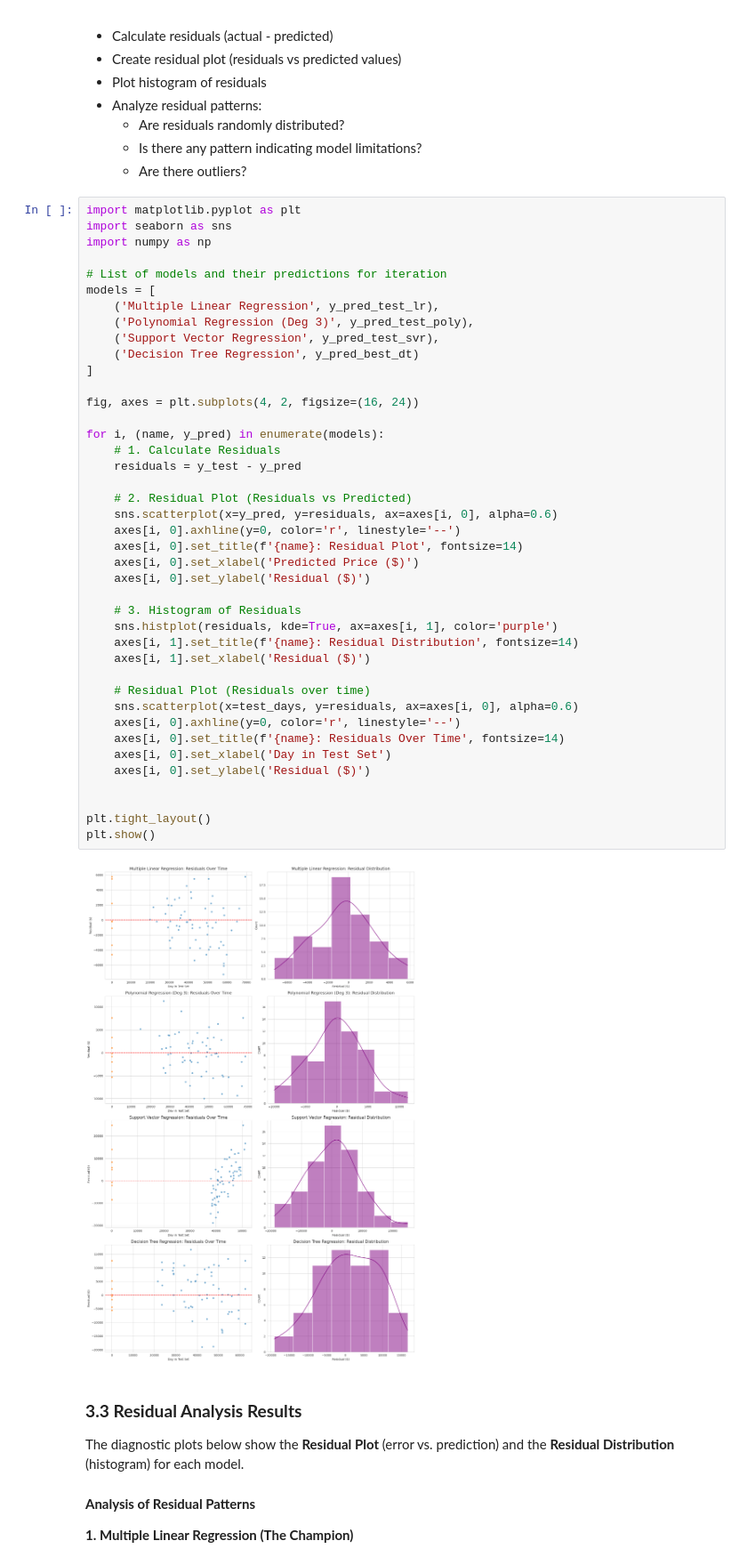
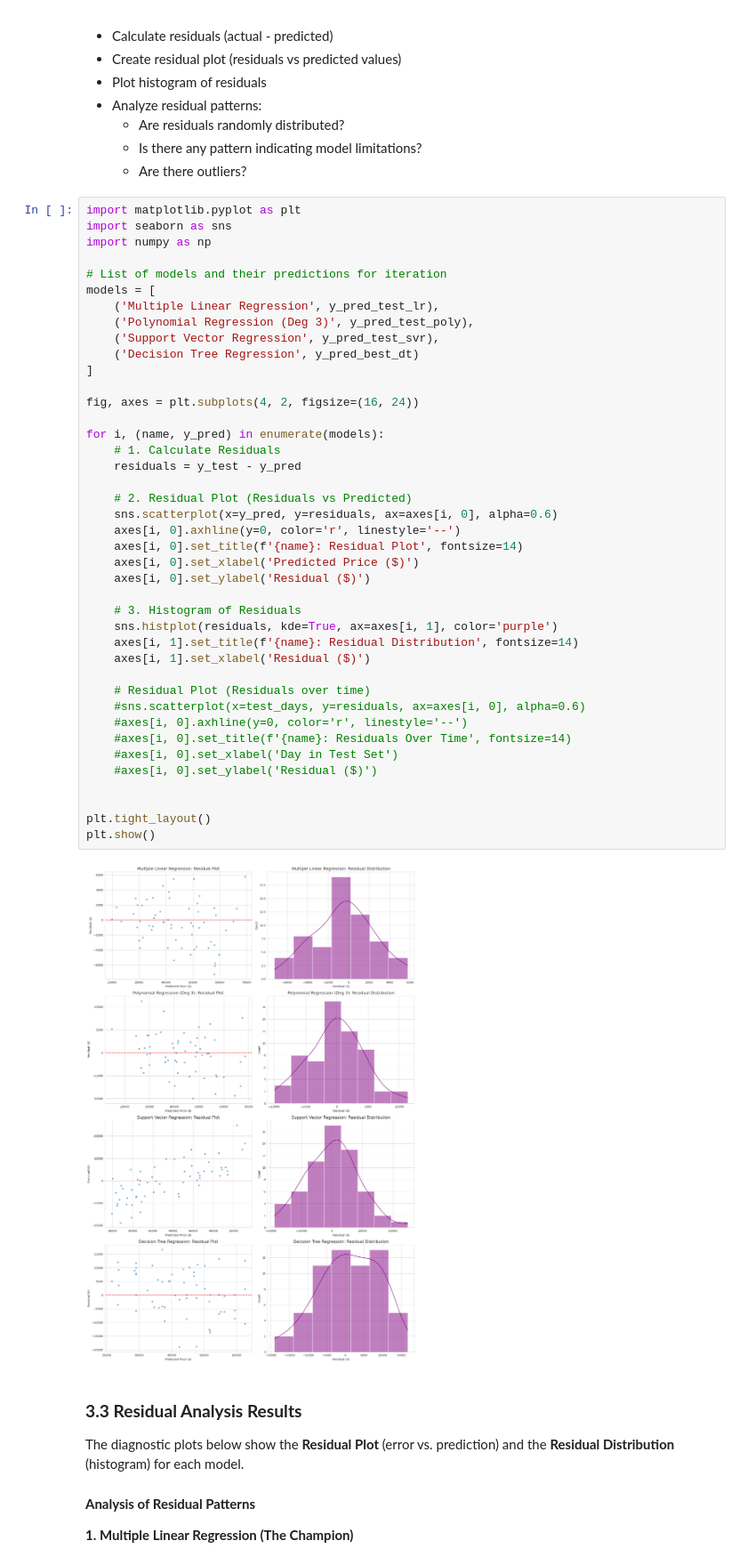
Before and after one commit to visionbyangelic/DATARAFLOW, a Jupyter notebook: week-15-regression-2.ipynb, the cells around one changed output. Shown at 89% size. Drawn from its saved outputs; the diff is of its cells as text.

```diff
--- a/week-15-regression-2.ipynb
+++ b/week-15-regression-2.ipynb
@@ -3523,39 +3523,39 @@ models = [
     ('Multiple Linear Regression', y_pred_test_lr),
     ('Polynomial Regression (Deg 3)', y_pred_test_poly),
     ('Support Vector Regression', y_pred_test_svr),
     ('Decision Tree Regression', y_pred_best_dt)
 ]
 
 fig, axes = plt.subplots(4, 2, figsize=(16, 24))
 
 for i, (name, y_pred) in enumerate(models):
     # 1. Calculate Residuals
     residuals = y_test - y_pred
 
     # 2. Residual Plot (Residuals vs Predicted)
     sns.scatterplot(x=y_pred, y=residuals, ax=axes[i, 0], alpha=0.6)
     axes[i, 0].axhline(y=0, color='r', linestyle='--')
     axes[i, 0].set_title(f'{name}: Residual Plot', fontsize=14)
     axes[i, 0].set_xlabel('Predicted Price ($)')
     axes[i, 0].set_ylabel('Residual ($)')
 
     # 3. Histogram of Residuals
     sns.histplot(residuals, kde=True, ax=axes[i, 1], color='purple')
     axes[i, 1].set_title(f'{name}: Residual Distribution', fontsize=14)
     axes[i, 1].set_xlabel('Residual ($)')
 
     # Residual Plot (Residuals over time)
-    sns.scatterplot(x=test_days, y=residuals, ax=axes[i, 0], alpha=0.6)
-    axes[i, 0].axhline(y=0, color='r', linestyle='--')
-    axes[i, 0].set_title(f'{name}: Residuals Over Time', fontsize=14)
-    axes[i, 0].set_xlabel('Day in Test Set')
-    axes[i, 0].set_ylabel('Residual ($)')
+    #sns.scatterplot(x=test_days, y=residuals, ax=axes[i, 0], alpha=0.6)
+    #axes[i, 0].axhline(y=0, color='r', linestyle='--')
+    #axes[i, 0].set_title(f'{name}: Residuals Over Time', fontsize=14)
+    #axes[i, 0].set_xlabel('Day in Test Set')
+    #axes[i, 0].set_ylabel('Residual ($)')
 
 
 plt.tight_layout()
 plt.show()
 # %% [output]
-[figure, old version]
+[figure, new version]
 # %% [markdown]
 ### **3.3 Residual Analysis Results**
 
```
Also changed, not shown: parts of 1 cell of this notebook.
